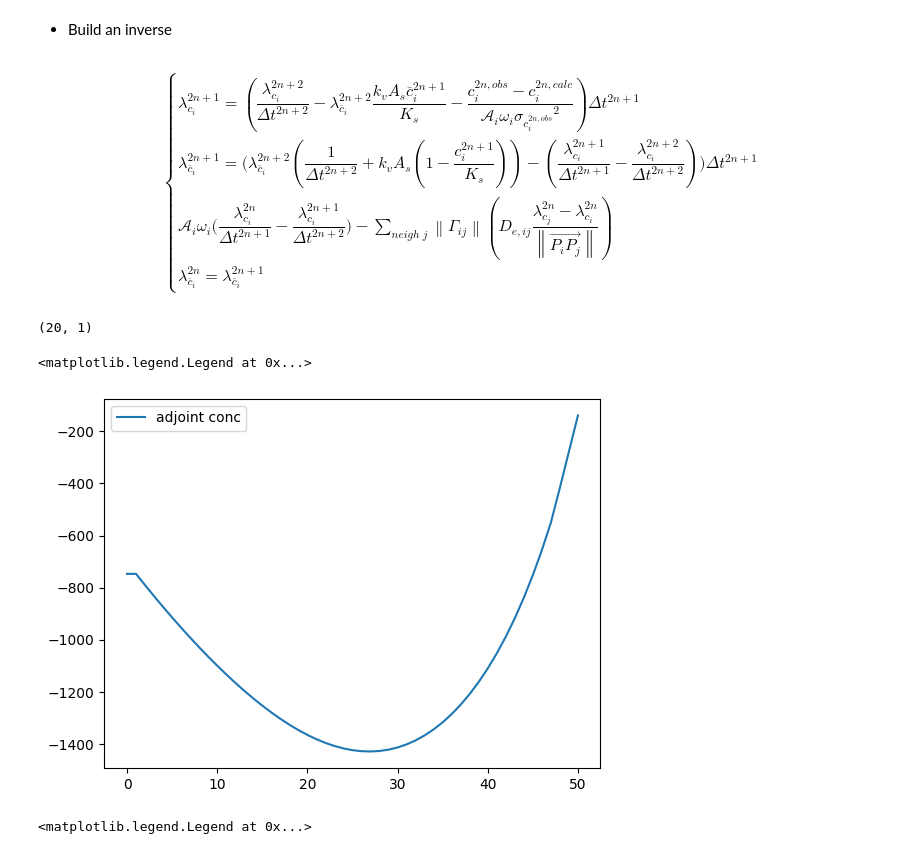
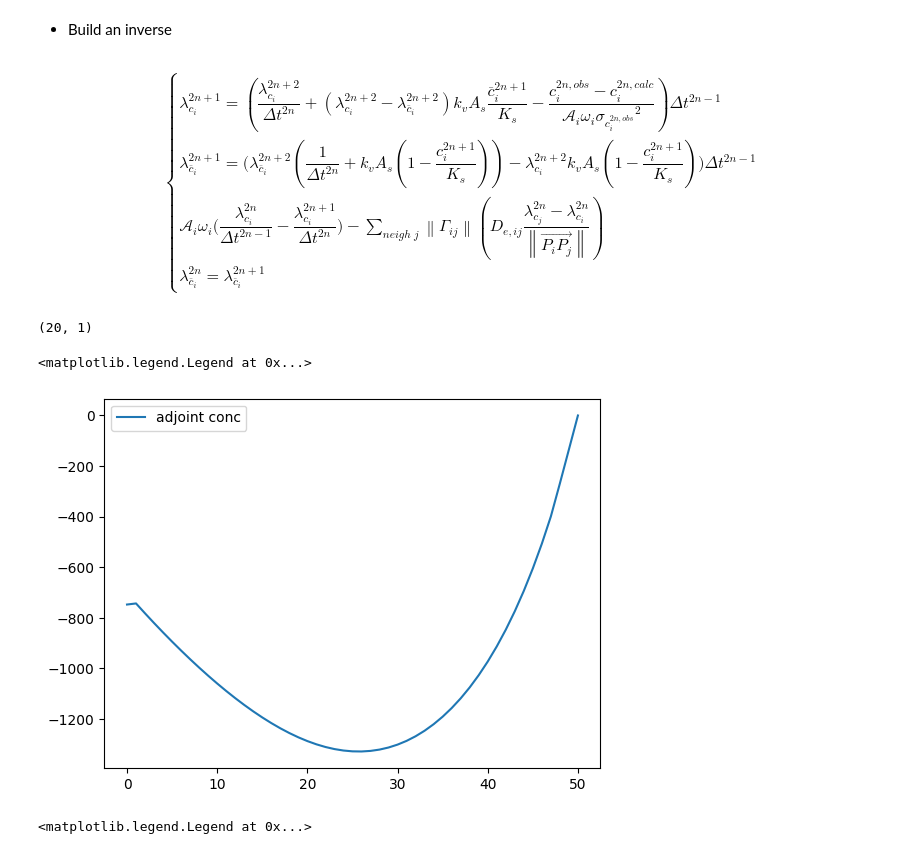
Before and after one commit to antoinecollet5/pyrtid, a Jupyter notebook: devs/chemistry_derivation_with_diffusion.ipynb, the cells around one changed output. Saved outputs shown, nothing was run; the diff lists cells and outputs as text; code cells hidden in the pictures.

```diff
--- a/devs/chemistry_derivation_with_diffusion.ipynb
+++ b/devs/chemistry_derivation_with_diffusion.ipynb
@@ -431,13 +435,13 @@ def solve_geochem_explicit(
 
     # Note: the concentration has been modified by the transport so we need to use the
     # updated one.
-    m0 = tr_model.grade[:, :, time_index - 1]
+    m0 = tr_model.grade_post_tr[:, :, time_index]
 
     dMdt = (
         gch_params.kv
         * gch_params.As
         * m0
-        * (1.0 - tr_model.conc[:, :, time_index - 1] / gch_params.Ks)
+        * (1.0 - tr_model.conc_post_tr[:, :, time_index] / gch_params.Ks)
     )
 
     tr_model.grade[:, :, time_index] = m0 + dMdt * time_params.dt
@@ -451,7 +455,6 @@ tr_model_est = TransportModel(time_params.nt, gch_params_est, tr_params)
 dt_list = [0.0]
 time_params.reset_dt()
 for it in range(1, time_params.nt + 1):
-    time_params.dt
     time_params.update_dt(1)  # we consider only one iteration.
     solve_transport(tr_model_ref, gch_params_ref, time_params, it)
     solve_geochem_explicit(tr_model_ref, gch_params_ref, time_params, it)
@@ -478,11 +481,11 @@ plt.legend()
 $$
   \left\{
     \begin{array}{l}
-      \lambda_{c_{i}}^{2n+1} = \left( \dfrac{\lambda_{c_{i}}^{2n+2}}{\Delta t^{2n+2}} -  \lambda_{\overline{c}_{i}}^{2n+2} \dfrac{k_{v} A_{s} \overline{c}_{i}^{2n+1}}{K_{s}}  - \dfrac{c_{i}^{2n, obs} - c_{i}^{2n, calc}}{{\mathcal{A}_{i} \omega_{i} \sigma_{c_{i}^{2n, obs}}}^{2}} \right) \Delta t^{2n+1}
+      \lambda_{c_{i}}^{2n+1} = \left( \dfrac{\lambda_{c_{i}}^{2n+2}}{\Delta t^{2n}} + \left(\lambda_{c_{i}}^{2n+2} - \lambda_{\overline{c}_{i}}^{2n+2} \right) k_{v} A_{s} \dfrac{\overline{c}_{i}^{2n+1}}{K_{s}} - \dfrac{c_{i}^{2n, obs} - c_{i}^{2n, calc}}{{\mathcal{A}_{i} \omega_{i} \sigma_{c_{i}^{2n, obs}}}^{2}} \right) \Delta t^{2n-1}
       \\
-      \lambda_{\overline{c}_{i}}^{2n+1} = \Bigg( \lambda_{\overline{c}_{i}}^{2n+2} \left( \dfrac{1}{\Delta t^{2n+2}} + k_{v} A_{s} \left( 1 - \dfrac{c_{i}^{2n+1}}{K_{s}}\right) \right) - \left( \dfrac{\lambda_{c_{i}}^{2n+1}}{\Delta t^{2n+1}} - \dfrac{\lambda_{c_{i}}^{2n+2}}{\Delta t^{2n+2}} \right) \Bigg) \Delta t^{2n+1}
+      \lambda_{\overline{c}_{i}}^{2n+1} = \Bigg( \lambda_{\overline{c}_{i}}^{2n+2} \left( \dfrac{1}{\Delta t^{2n}} + k_{v} A_{s} \left( 1 - \dfrac{c_{i}^{2n+1}}{K_{s}}\right) \right) - \lambda_{c_{i}}^{2n+2} k_{v} A_{s} \left( 1 - \dfrac{c_{i}^{2n+1}}{K_{s}}\right) \Bigg) \Delta t^{2n-1}
       \\
-      \mathcal{A}_{i} \omega_{i} \Big( \dfrac{\lambda_{c_{i}}^{2n}}{\Delta t^{2n+1}} - \dfrac{\lambda_{c_{i}}^{2n+1}}{\Delta t^{2n+2}} \Big) - \sum_{neigh \;j} \left\lVert \Gamma_{ij} \right\rVert \left( D_{e, ij}\dfrac{\lambda_{c_{j}}^{2n} - \lambda_{c_{i}}^{2n}}{ \left\lVert \overrightarrow{P_{i}P_{j}} \right\rVert}\right)
+      \mathcal{A}_{i} \omega_{i} \Big( \dfrac{\lambda_{c_{i}}^{2n}}{\Delta t^{2n-1}} - \dfrac{\lambda_{c_{i}}^{2n+1}}{\Delta t^{2n}} \Big) - \sum_{neigh \;j} \left\lVert \Gamma_{ij} \right\rVert \left( D_{e, ij}\dfrac{\lambda_{c_{j}}^{2n} - \lambda_{c_{i}}^{2n}}{ \left\lVert \overrightarrow{P_{i}P_{j}} \right\rVert}\right)
       \\
       \lambda_{\overline{c}_{i}}^{2n} = \lambda_{\overline{c}_{i}}^{2n+1}
     \end{array}
@@ -575,10 +588,6 @@ atr_model = AdjointTransportModel(time_params.nt)
 _a_sources = tr_model_ref.conc - tr_model_est.conc
 
 for it in range(tr_model_ref.conc.shape[-1] - 2, -1, -1):
-    # add_chem_adjoint_sources(
-    #     tr_model_est, atr_model, gch_params_est, geom, _a_sources, time_params, it
-    # )
-
     solve_adj_geochem_explicit(
         tr_model_est, atr_model, gch_params_est, geom, _a_sources, time_params, it
     )
@@ -588,13 +597,16 @@ for it in range(tr_model_ref.conc.shape[-1] - 2, -1, -1):
 
 # copy the last values
 atr_model.a_conc[:, :, 0] = atr_model.a_conc[:, :, 1]
+atr_model.a_conc_post_gch[:, :, 0] = atr_model.a_conc[:, :, 1]
+
 atr_model.a_grade[:, :, 0] = atr_model.a_grade[:, :, 1]
+atr_model.a_grade_post_gch[:, :, 0] = atr_model.a_grade[:, :, 1]
 # %%
-plt.plot(atr_model.a_conc[0, 0, :], label="adjoint conc")
+plt.plot(atr_model.a_conc_post_gch[0, 0, :], label="adjoint conc")
 plt.legend()
 # %% [output]
 <matplotlib.legend.Legend at 0x...>
-[figure, old version]
+[figure, new version]
 # %%
 plt.plot(atr_model.a_grade[0, 0, :], label="adjoint grade")
 plt.legend()
```
Also changed, not shown: parts of 22 cells of this notebook, 3 other files.
